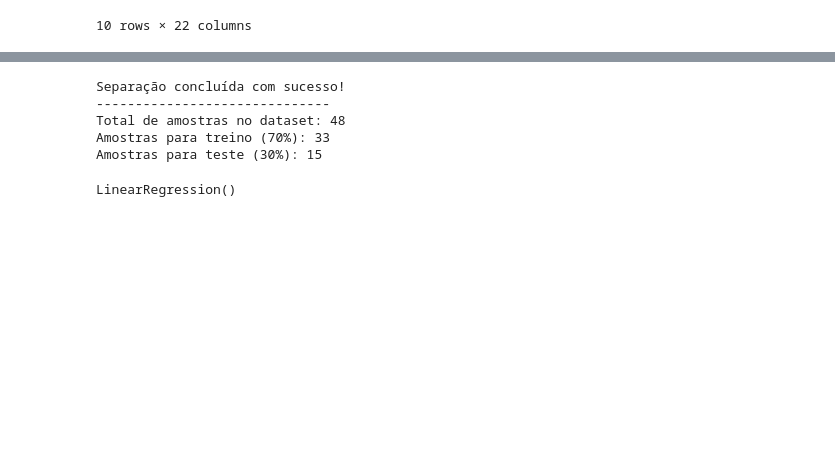
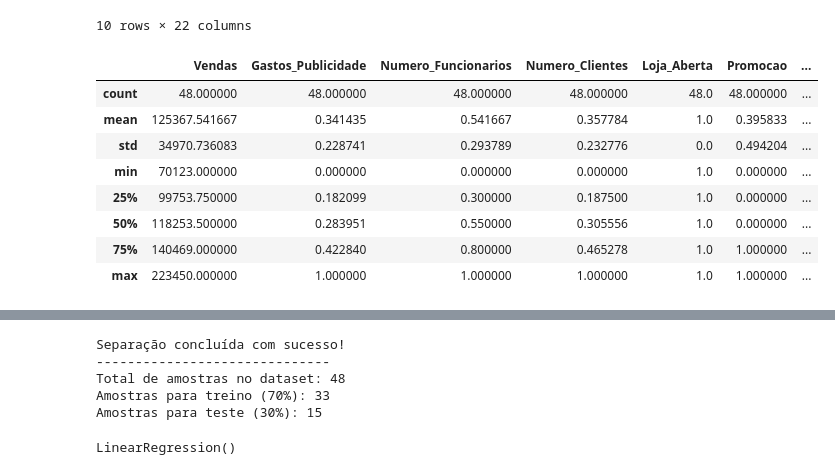
Before and after one commit to Eduardo-Mati/Projetos-integrador---Desafio-unifacisa---Modelos-de-Machine-Learning, a Jupyter notebook: Q10.ipynb, the cells around one changed output, grey strips where cells are left out. Saved outputs shown, nothing was run; the diff lists cells and outputs as text; code cells hidden in the pictures; blank space fills up the shorter version.

```diff
--- a/Q10.ipynb
+++ b/Q10.ipynb
@@ -109,3 +120,15 @@ df_final_processado.head(10)
 | 8 | 2021-09-01 | 99216 | 0.185185 | 0.2 | 0.187500 | 1 | 0 | ... |
 | 9 | 2021-10-01 | 114639 | 0.246914 | 0.2 | 0.270833 | 1 | 0 | ... |
 10 rows × 22 columns
+# %%
+df_final_processado.describe()
+# %% [output]
+|  | Vendas | Gastos_Publicidade | Numero_Funcionarios | Numero_Clientes | Loja_Aberta | Promocao | ... |
+| count | 48.000000 | 48.000000 | 48.000000 | 48.000000 | 48.0 | 48.000000 | ... |
+| mean | 125367.541667 | 0.341435 | 0.541667 | 0.357784 | 1.0 | 0.395833 | ... |
+| std | 34970.736083 | 0.228741 | 0.293789 | 0.232776 | 0.0 | 0.494204 | ... |
+| min | 70123.000000 | 0.000000 | 0.000000 | 0.000000 | 1.0 | 0.000000 | ... |
+| 25% | 99753.750000 | 0.182099 | 0.300000 | 0.187500 | 1.0 | 0.000000 | ... |
+| 50% | 118253.500000 | 0.283951 | 0.550000 | 0.305556 | 1.0 | 0.000000 | ... |
+| 75% | 140469.000000 | 0.422840 | 0.800000 | 0.465278 | 1.0 | 1.000000 | ... |
+| max | 223450.000000 | 1.000000 | 1.000000 | 1.000000 | 1.0 | 1.000000 | ... |
```
Also changed, not shown: parts of 10 cells of this notebook.
